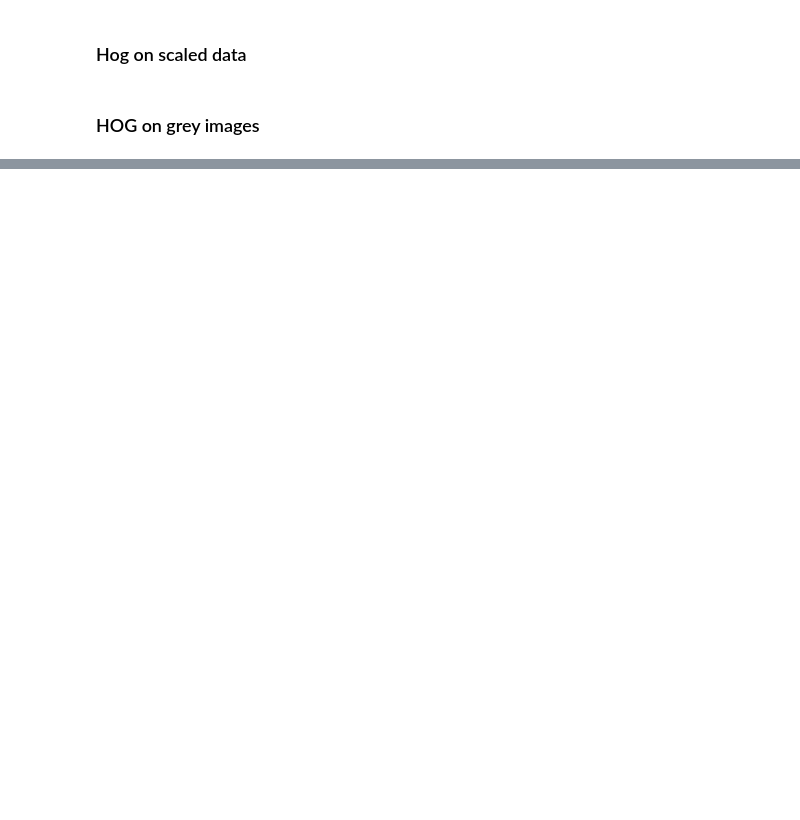
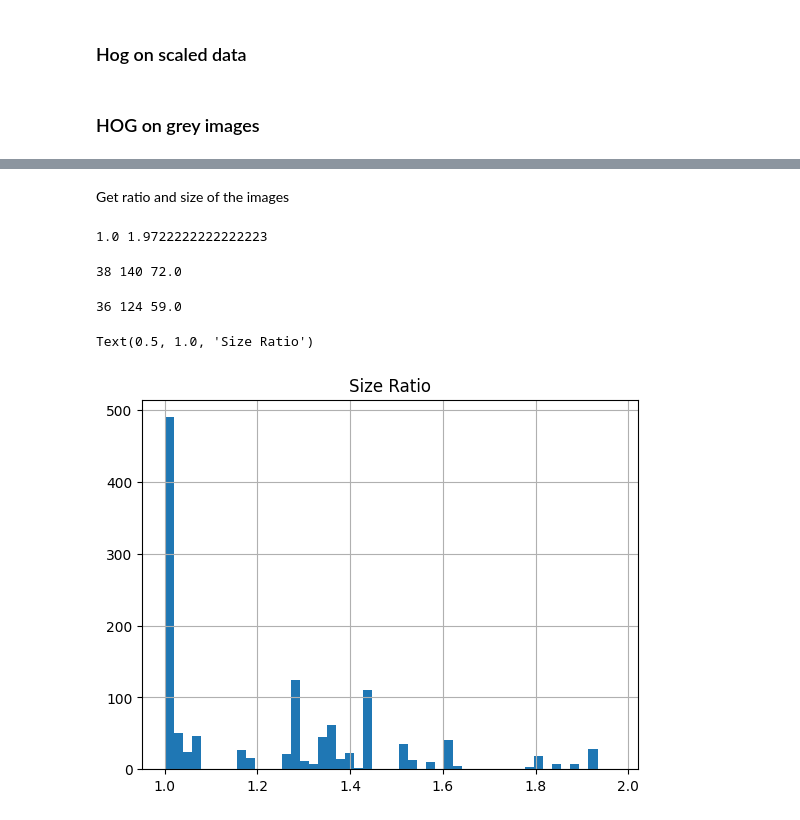
Before and after one commit to swiss-territorial-data-lab/proj-borderpoints, a Jupyter notebook: scripts/symbol_recognition/hog.ipynb, the cells around one changed output, grey strips where cells are left out. Saved outputs shown, nothing was run; the diff lists cells and outputs as text; code cells hidden in the pictures; blank space fills up the shorter version.

```diff
--- a/scripts/symbol_recognition/hog.ipynb
+++ b/scripts/symbol_recognition/hog.ipynb
@@ -194,0 +173,2 @@ axarr[2,2].imshow(image_dict['6_2567727_1147671.tif'], vmin=0, vmax=v_max)
+# %%
+cropped_images = {k: remove_black_border(v) for k, v in data_gray.items()}
@@ -194,0 +181,28 @@ axarr[2,2].imshow(image_dict['6_2567727_1147671.tif'], vmin=0, vmax=v_max)
+# %%
+oriented_grey_images = {k: v.transpose(1, 0) if v.shape[1] > v.shape[0] else v for k, v in cropped_images.items()}
+# %% [markdown]
+Get ratio and size of the images
+# %%
+size_ratio = {k: v.shape[0] / v.shape[1] for k, v in oriented_grey_images.items()}
+print(min(size_ratio.values()), max(size_ratio.values()))
+# %% [output]
+1.0 1.9722222222222223
+# %%
+max_size_images = {k: max(v.shape) for k, v in oriented_grey_images.items()}
+array_values = np.array(list(max_size_images.values()))
+print(min(max_size_images.values()), max(max_size_images.values()), np.median(array_values))
+# %% [output]
+38 140 72.0
+# %%
+min_size_images = {k: min(v.shape) for k, v in oriented_grey_images.items()}
+array_values = np.array(list(min_size_images.values()))
+print(min(min_size_images.values()), max(min_size_images.values()), np.median(array_values))
+# %% [output]
+36 124 59.0
+# %%
+df = pd.DataFrame.from_dict(size_ratio, orient='index')
+df.hist(bins=50)
+plt.title('Size Ratio')
+# %% [output]
+Text(0.5, 1.0, 'Size Ratio')
+[figure, added]
```
Also changed, not shown: parts of 43 cells of this notebook, 3 other files.
